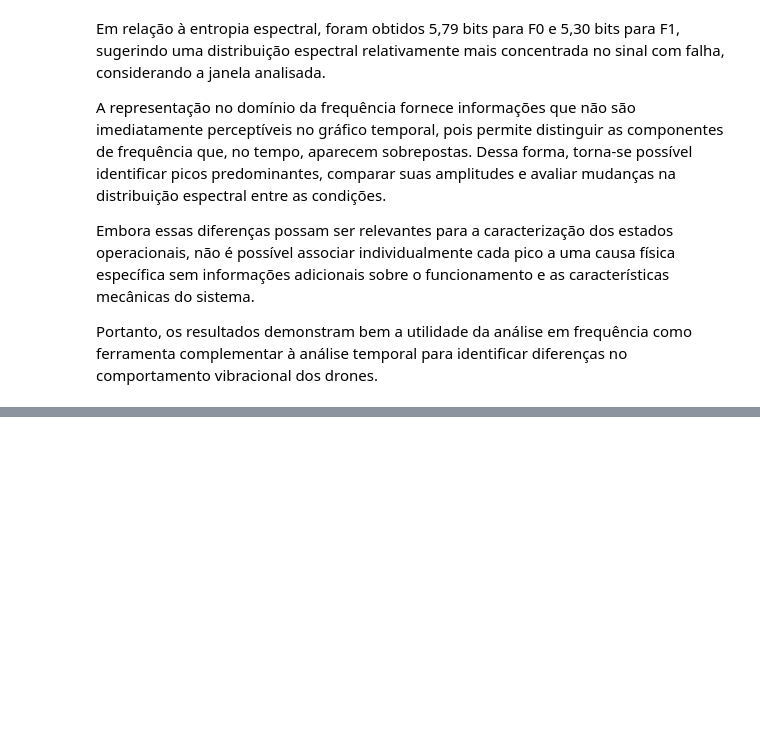
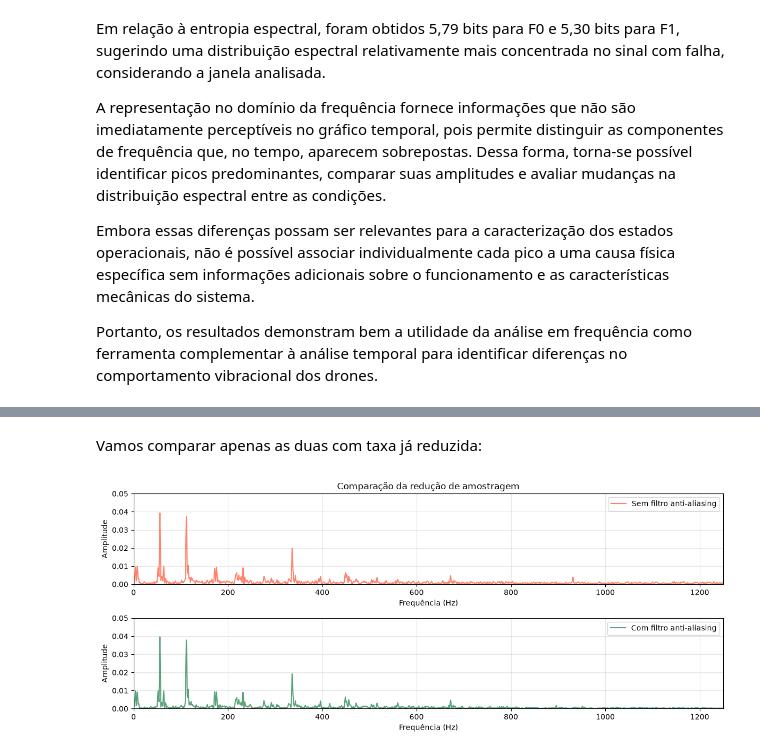
Before and after one commit to SillyGo/projeto-sinais, a Jupyter notebook: src/primeira_entrega/analise_no_dominio_da_frequencia.ipynb, the cells around one changed output, grey strips where cells are left out. Cells and saved outputs as stored; diff of their text form; code cells hidden in the pictures; blank space fills up the shorter version.

```diff
--- a/src/primeira_entrega/analise_no_dominio_da_frequencia.ipynb
+++ b/src/primeira_entrega/analise_no_dominio_da_frequencia.ipynb
@@ -839,0 +949,37 @@ Portanto, os resultados demonstram bem a utilidade da análise em frequência co
+# %% [markdown]
+Vamos comparar apenas as duas com taxa já reduzida:
+# %%
+fig, axes = plt.subplots(2, 1, figsize=(12, 5))
+
+amp_sem, freq_sem = FFT_analysis(sinal_sem_filtro, fs_reduzida)
+amp_com, freq_com = FFT_analysis(sinal_com_filtro, fs_reduzida)
+
+ax0 = axes[0]
+ax0.plot(freq_sem, amp_sem,
+        label="Sem filtro anti-aliasing",
+        color="tomato", alpha=0.8)
+ax1 = axes[1]
+ax1.plot(freq_com, amp_com,
+        label="Com filtro anti-aliasing",
+        color="seagreen", alpha=0.8)
+
+ax0.set_xlim(0, 1250)
+ax0.set_ylim(0, 0.05)
+ax1.set_xlim(0, 1250)
+ax1.set_ylim(0, 0.05)
+
+ax0.set_title("Comparação da redução de amostragem")
+ax0.set_xlabel("Frequência (Hz)")
+ax0.set_ylabel("Amplitude")
+ax0.legend()
+ax0.grid(True, alpha=0.3)
+
+ax1.set_xlabel("Frequência (Hz)")
+ax1.set_ylabel("Amplitude")
+ax1.legend()
+ax1.grid(True, alpha=0.3)
+
+plt.tight_layout()
+plt.show()
+# %% [output]
+[figure, added]
```
Also changed, not shown: parts of 10 cells of this notebook, 1 other file.
